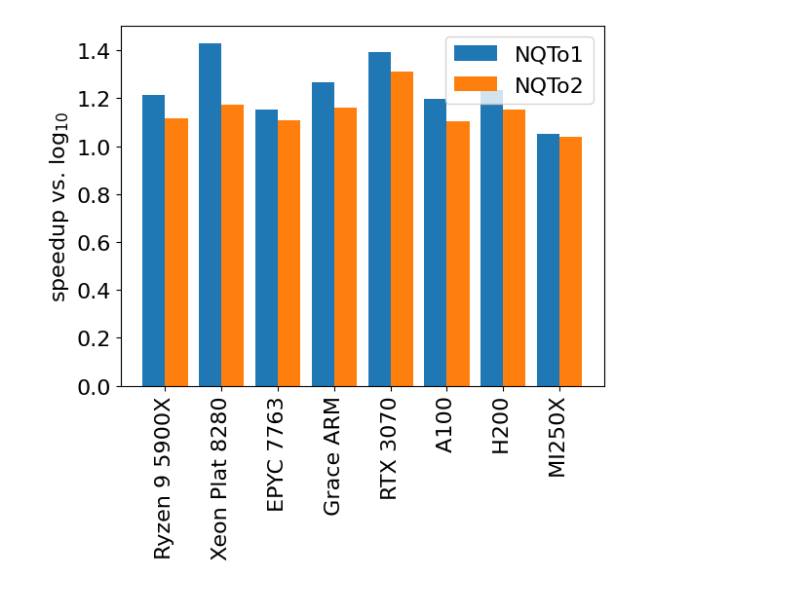
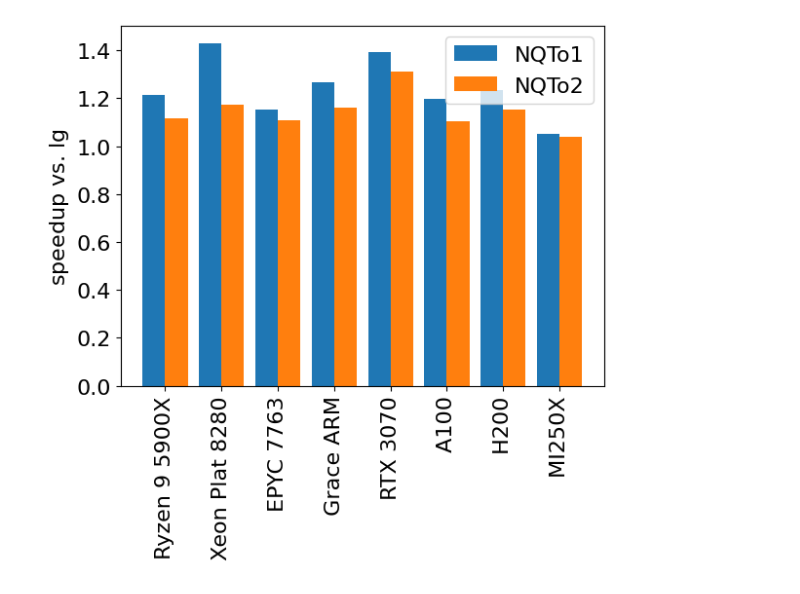
Before and after one commit to lanl/not-quite-transcendental, a Jupyter notebook: raw_data/AthenaK_NQT.ipynb, the cells around one changed output. Cells and saved outputs as stored; diff of their text form; code cells hidden in the pictures.

```diff
--- a/raw_data/AthenaK_NQT.ipynb
+++ b/raw_data/AthenaK_NQT.ipynb
@@ -27,23 +27,23 @@ so2 = to2 / tlg
 # %%
 bar_width = 0.4
 index = np.arange(len(machines))+1
 
 #plt.bar(index - bar_width, tlg, bar_width,
 #        label='log')
 plt.bar(index - bar_width/2, so1, bar_width,
                label='NQTo1')
 plt.bar(index + bar_width/2, so2, bar_width,
                label='NQTo2')
 
 plt.legend()
 
 ax = plt.gca()
 ax.set_xticks(index)
 ax.set_xticklabels(machines,rotation=90)
 #ax.set_yscale('log')
 
-plt.ylabel(r'speedup vs. $\log_{10}$')
+plt.ylabel(r'speedup vs. $\lg$')
 plt.savefig('athenak_speedups.png',bbox_inches='tight')
 plt.savefig('athenak_speedups.pdf',bbox_inches='tight')
 # %% [output]
-[figure, old version]
+[figure, new version]
```
Also changed, not shown: 3 other files.
